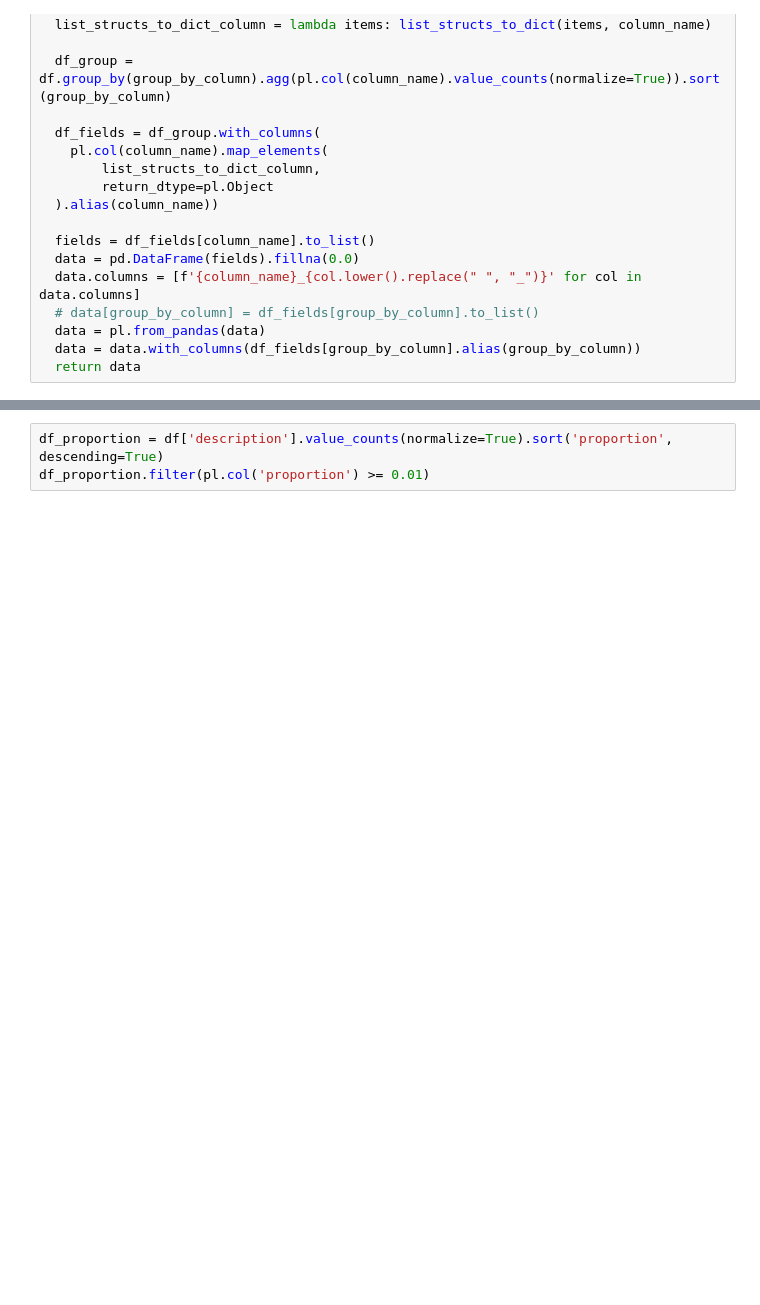
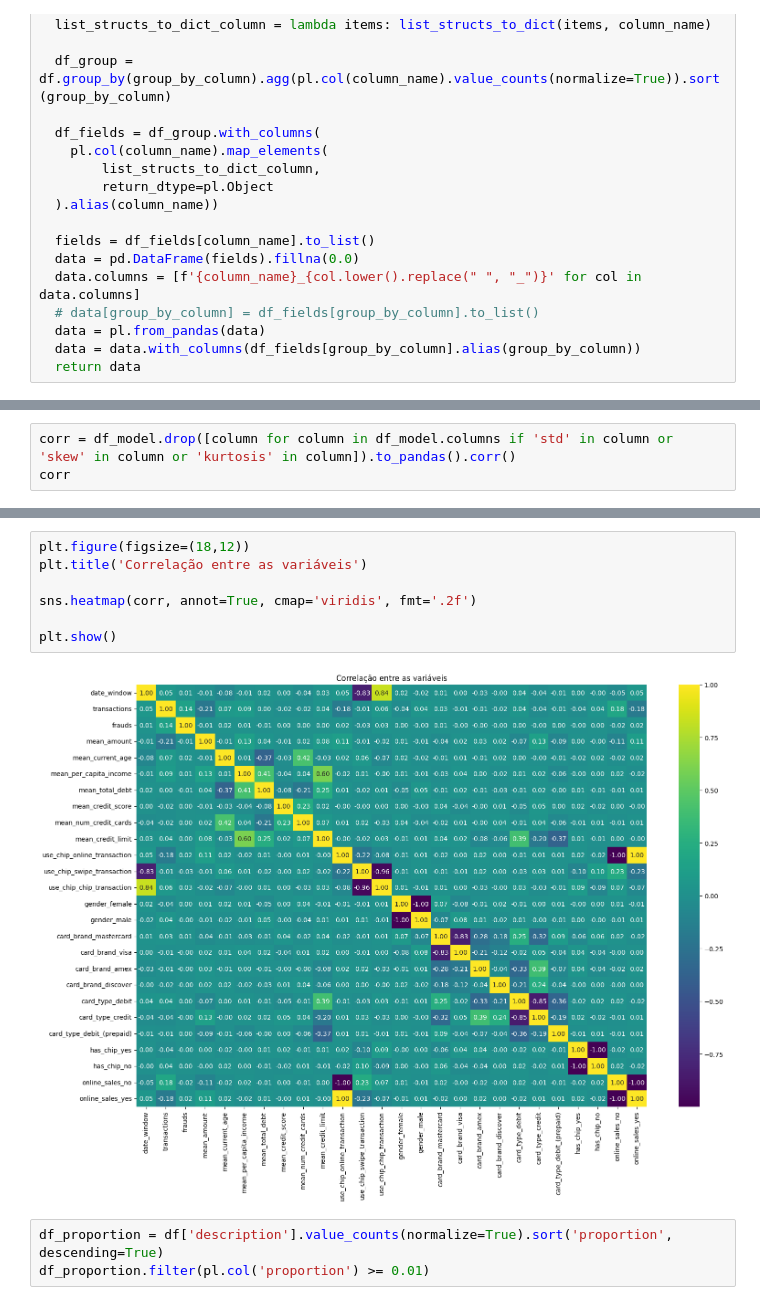
Before and after one commit to Angelicogfa/tcc_mba_datascience_analytics_usp_esalq, a Jupyter notebook: 03-modelagem_dados.ipynb, the cells around one changed output, grey strips where cells are left out. Drawn from its saved outputs; the diff is of its cells as text; blank space fills up the shorter version.

```diff
--- a/03-modelagem_dados.ipynb
+++ b/03-modelagem_dados.ipynb
@@ -156,0 +157,3 @@ shape: (10, 162)
+# %%
+corr = df_model.drop([column for column in df_model.columns if 'std' in column or 'skew' in column or 'kurtosis' in column]).to_pandas().corr()
+corr
@@ -157,3 +179,12 @@ shape: (10, 162)
+# %%
+plt.figure(figsize=(18,12))
+plt.title('Correlação entre as variáveis')
+
+sns.heatmap(corr, annot=True, cmap='viridis', fmt='.2f')
+
+plt.show()
+# %% [output]
+[figure, added]
 # %%
 df_proportion = df['description'].value_counts(normalize=True).sort('proportion', descending=True)
 df_proportion.filter(pl.col('proportion') >= 0.01)
```
Also changed, not shown: parts of 6 cells of this notebook.
